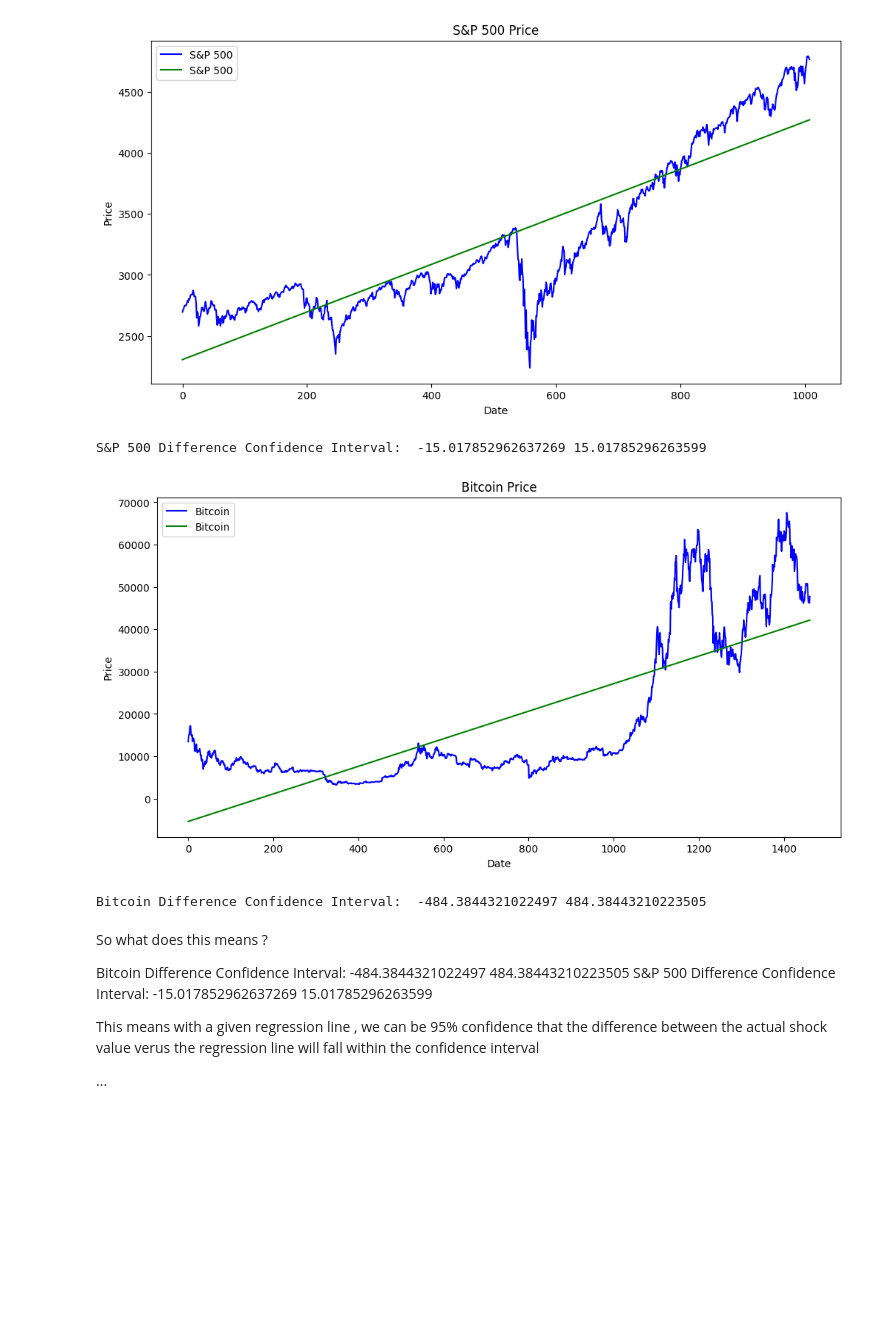
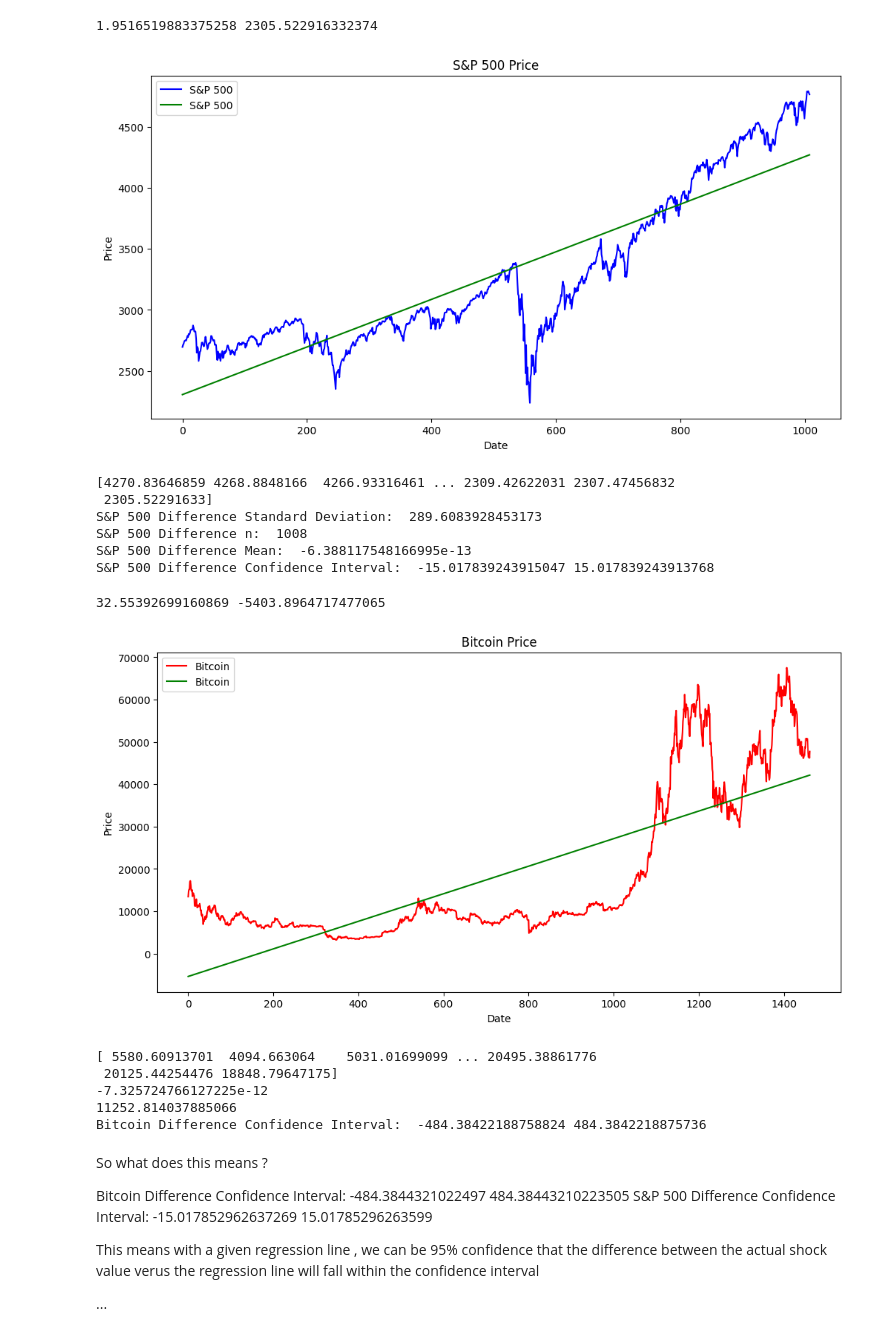
Before and after one commit to dukebao/Bitcoin-and-S-P-500-data-analysis, a Jupyter notebook: regression.ipynb, the cells around one changed output. Cells and saved outputs as stored; diff of their text form; code cells hidden in the pictures; blank space fills up the shorter version.

```diff
--- a/regression.ipynb
+++ b/regression.ipynb
@@ -30,12 +30,14 @@ x = np.array([i for i in reversed(range(len(snpdf['Price'])))])
 # # convert the data to float
 y = np.array(snpdf['Price'])
 m, b = np.polyfit(x, y, 1)
+print(m,b)
 plt.plot(x, m*x + b, color='green', label='S&P 500')
 
 
 plt.legend()
 plt.show()
 # %% [output]
+1.9516519883375258 2305.522916332374
 [figure]
 # %%
 
@@ -48,7 +50,7 @@ plt.show()
 # let x be the index
 
 calculated_y = m*x + b
-
+print(calculated_y)
 # find out the actual value vs the calculated value
 # for S&P 500
 difference = y - calculated_y
@@ -62,39 +64,50 @@ diff_CI_mean = difference.mean()
 diff_CI_std = difference.std()
 diff_CI_n = len(difference)
 # diff_CI_z = 1.96
-diff_t_value = stats.t.ppf(1-0.05, diff_CI_n-1)
-diff_CI_lower = diff_CI_mean - diff_t_value * diff_CI_std / sqrt(diff_CI_n)
-diff_CI_upper = diff_CI_mean + diff_t_value * diff_CI_std / sqrt(diff_CI_n)
-print('S&P 500 Difference Confidence Interval: ', diff_CI_lower, diff_CI_upper)
+diff_t_value = stats.t.ppf(1-0.05, diff_CI_n)
+diff_CI_lower_snp = diff_CI_mean - diff_t_value * diff_CI_std / sqrt(diff_CI_n)
+diff_CI_upper_snp = diff_CI_mean + diff_t_value * diff_CI_std / sqrt(diff_CI_n)
+print('S&P 500 Difference Standard Deviation: ', diff_CI_std)
+print('S&P 500 Difference n: ', diff_CI_n)
+print('S&P 500 Difference Mean: ', diff_CI_mean)
+print('S&P 500 Difference Confidence Interval: ', diff_CI_lower_snp, diff_CI_upper_snp)
 # %% [output]
-S&P 500 Difference Confidence Interval:  -15.017852962637269 15.01785296263599
+[4270.83646859 4268.8848166  4266.93316461 ... 2309.42622031 2307.47456832
+ 2305.52291633]
+S&P 500 Difference Standard Deviation:  289.6083928453173
+S&P 500 Difference n:  1008
+S&P 500 Difference Mean:  -6.388117548166995e-13
+S&P 500 Difference Confidence Interval:  -15.017839243915047 15.017839243913768
 # %%
 # Bitcoin
 bitcoindata = pd.read_csv('Bitcoin Historical Data - Investing.com 2018 to 2022.csv')
 bitcoindf = bitcoindata.set_index(pd.DatetimeIndex(bitcoindata['Date']))
 x = np.array([i for i in reversed(range(len(bitcoindf['Price'])))])
+y = np.array(bitcoindf['Price'])
 bitcoindf['Price'] = bitcoindf['Price'].str.replace(',','').astype(float)
 bitcoindf['Open'] = bitcoindf['Open'].str.replace(',','').astype(float)
 bitcoindf['High'] = bitcoindf['High'].str.replace(',','').astype(float)
 bitcoindf['Low'] = bitcoindf['Low'].str.replace(',','').astype(float)
 plt.figure(figsize=(12, 6))
-plt.plot(x, bitcoindf['Price'], color='blue', label='Bitcoin')
+plt.plot(x, bitcoindf['Price'], color='red', label='Bitcoin')
 plt.title('Bitcoin Price')
 plt.xlabel('Date')
 plt.ylabel('Price')
 
 # Draw a straight line of best fit for bitcoin
 # plt.figure(figsize=(12, 6))
 x = np.array([i for i in reversed(range(len(bitcoindf['Price'])))])
 # # convert the data to float
 y = np.array(bitcoindf['Price'])
 m, b = np.polyfit(x, y, 1)
+print(m,b)
 plt.plot(x, m*x + b, color='green', label='Bitcoin')
 
 plt.legend()
 plt.show()
 # %% [output]
+32.55392699160869 -5403.8964717477065
-[figure, old version]
+[figure, new version]
 # %%
 # calculate the differce between the line and the data
 # for Bitcoin
@@ -103,7 +116,6 @@ plt.show()
 
 # let y be the data
 # let x be the index
-
 calculated_y = m*x + b
 
 # find out the actual value vs the calculated value
@@ -114,18 +126,26 @@ difference = y - calculated_y
 # convernt array to numpy array
 difference = np.array(difference.tolist())
 
+print(difference)
+
 # caluclate the confidence interval for the difference
 # for Bitcoin
 diff_CI_mean = difference.mean()
+print(diff_CI_mean)
 diff_CI_std = difference.std()
 diff_CI_n = len(difference)
-# diff_CI_z = 1.96
-diff_t_value = stats.t.ppf(1-0.05, diff_CI_n-1)
-diff_CI_lower = diff_CI_mean - diff_t_value * diff_CI_std / sqrt(diff_CI_n)
-diff_CI_upper = diff_CI_mean + diff_t_value * diff_CI_std / sqrt(diff_CI_n)
-print('Bitcoin Difference Confidence Interval: ', diff_CI_lower, diff_CI_upper)
+print(diff_CI_std)
+
+diff_t_value = stats.t.ppf(1-0.05, diff_CI_n)
+diff_CI_lower_bitcoin = diff_CI_mean - diff_t_value * diff_CI_std / sqrt(diff_CI_n)
+diff_CI_upper_bitcoin = diff_CI_mean + diff_t_value * diff_CI_std / sqrt(diff_CI_n)
+print('Bitcoin Difference Confidence Interval: ', diff_CI_lower_bitcoin, diff_CI_upper_bitcoin)
 # %% [output]
-Bitcoin Difference Confidence Interval:  -484.3844321022497 484.38443210223505
+[ 5580.60913701  4094.663064    5031.01699099 ... 20495.38861776
+ 20125.44254476 18848.79647175]
+-7.325724766127225e-12
+11252.814037885066
+Bitcoin Difference Confidence Interval:  -484.38422188758824 484.3842218875736
 # %% [markdown]
 So what does this means ?
 
```
Also changed, not shown: parts of 5 cells of this notebook.
